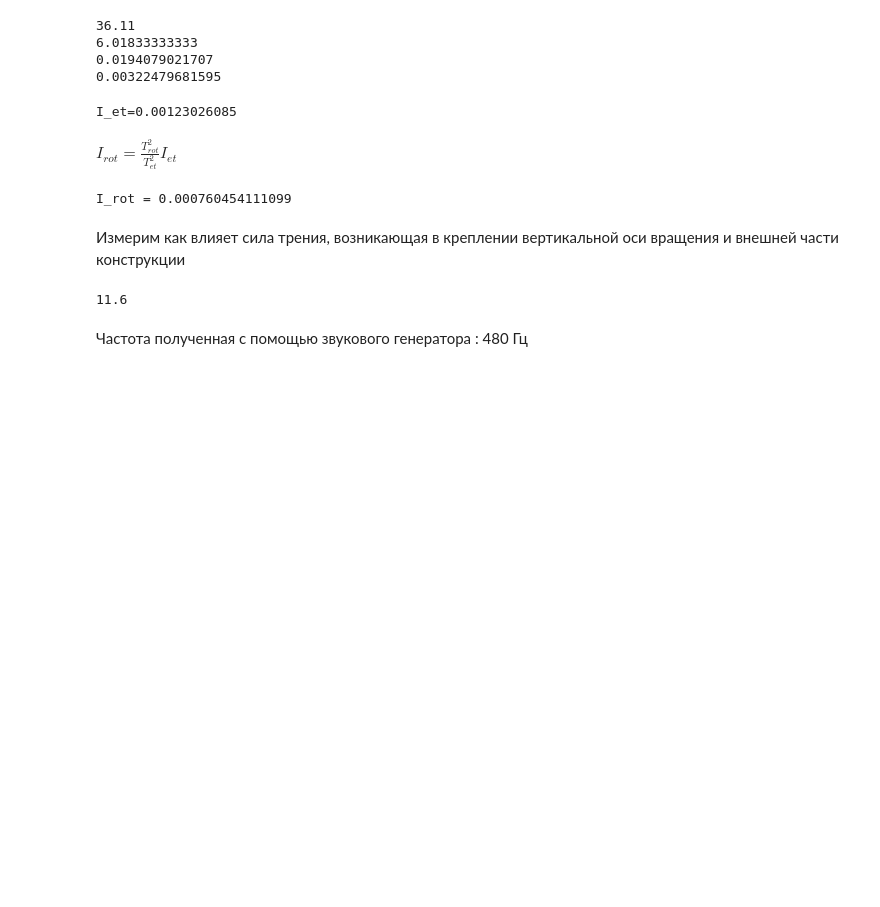
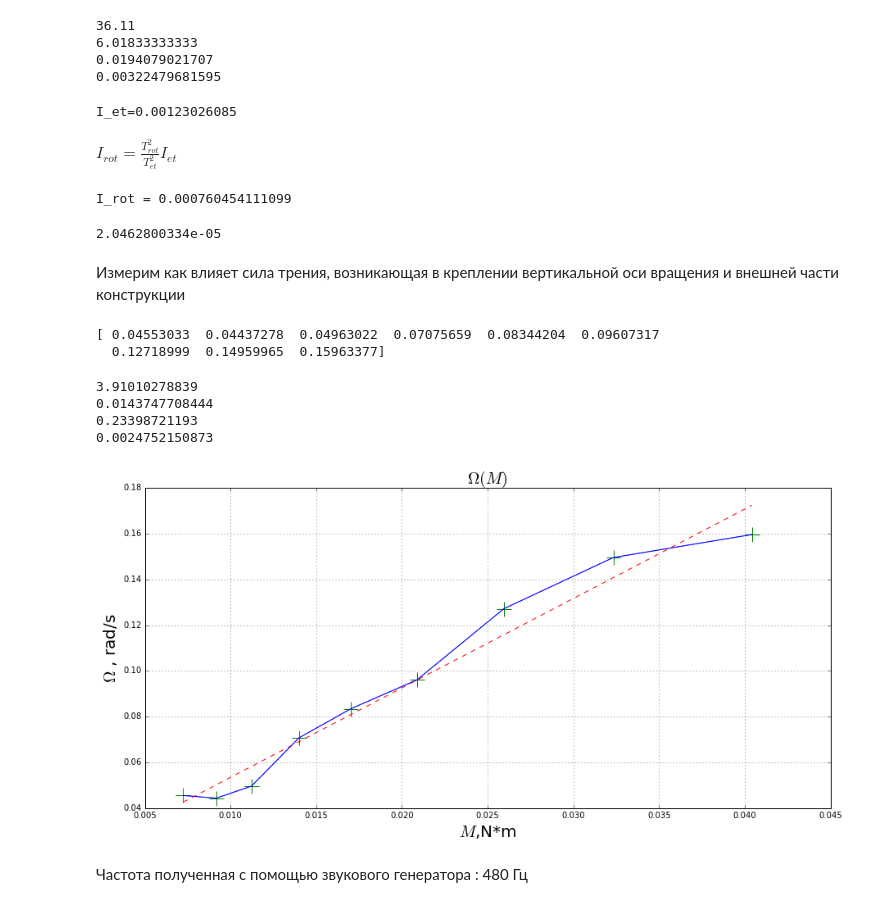
Before and after one commit to ale3otik/Physic_labs2016, a Jupyter notebook: Laba6/gyroscope.ipynb, the cells around one changed output. Saved outputs shown, nothing was run; the diff lists cells and outputs as text; code cells hidden in the pictures; blank space fills up the shorter version.

```diff
--- a/Laba6/gyroscope.ipynb
+++ b/Laba6/gyroscope.ipynb
@@ -52,16 +60,80 @@ I_rot = T_rot_mid ** 2 / T_et_mid ** 2 * I_et
 print('I_rot = ' + str(I_rot))
 # %% [output]
 I_rot = 0.000760454111099
+# %%
+sigm_i = I_rot * ((sigm_m/m_et)**2 + 4*(sigm_d/d_et)**2 + 4 * (sigm_et/T_et_mid)**2 + (sigm_rot/T_rot_mid)**2)**0.5
+print(sigm_i)
+# %% [output]
+2.0462800334e-05
 # %% [markdown]
 Измерим как влияет сила трения, возникающая в креплении вертикальной оси вращения и внешней части конструкции
 # %%
-t_tr = [2.30, 2.36, 2.11, 1.48, 2.51, 2.18, 2.47, 2.10 ,3.28] #min
-n_tr = [1,1,1,1,2,2,3,3,4] # количество оборотов
+t_tr = np.array([2.30, 2.36, 2.11, 1.48, 2.51, 2.18, 2.47, 2.10 ,3.28]) #min
+n_tr = [1,1,1,1,2,2,3,3,5] # количество оборотов
 m_g = [60,76,93,116,141,173,215,268,335] # g
 dh = [3.9, 2.6, 2.0, 1.7, 3.1, 2.2, 2.5, 2.1, 1.3] #cm
-R = 18.6 #cmрадус для измерения угла
-r = 12.3 #плечо силы
+R = 18.6 * 1e-3 #cmрадус для измерения угла
+r = 12.3 * 1e-3 #плечо силы
-# %% [output]
-11.6
+# %%
+ts = 60 * t_tr
+Y = np.zeros(len(t_tr))
+for i in range(len(t_tr)) :
+    Y[i] = 2 * math.pi * n_tr[i]/ ts[i]
+mkg = 1e-3 * np.array(m_g) * 9.81 * r
+print(Y)
+# %% [output]
+[ 0.04553033  0.04437278  0.04963022  0.07075659  0.08344204  0.09607317
+  0.12718999  0.14959965  0.15963377]
+# %%
+X = mkg
+th = np.polyfit(X,Y,1)
+k = th[0]
+b = th[1]
+
+print(k)
+print(b)
+
+sk = 1/(len(X)**0.5) * ((np.mean(Y**2) -  np.mean(Y)**2)/(np.mean(X**2) -  np.mean(X)**2) - k**2) **0.5
+sb = sk * ((np.mean(X**2) -  np.mean(X)**2))**0.5
+print(sk)
+print(sb)
+
+OY = [k * x + b for x in X]
+
+# DY = [[ y - 129.4 , y + 129.4] for y in Y]
+# plt.figure(figsize=(15,7))
+# plt.grid(True)
+# plt.title('$u^2(F)$')
+# plt.xlabel(r'$F$,H')
+# plt.ylabel(r'$u^2$ ,$ (m/s)^2$')
+# # plt.scatter(X, Y, s=129.4 ,marker='+', color='g')
+# plt.plot(X,OY,'--r')
+# plt.plot(X,Y,'-b' , alpha=0.5)
+# for i in range(len(Y)) :
+#     plt.plot([X[i],X[i]], DY[i], color='g')
+# plt.xlim([5,25])
+# plt.ylim([7000,45000])
+# plt.savefig('u2.png')
+# plt.show()
+# %% [output]
+3.91010278839
+0.0143747708444
+0.23398721193
+0.0024752150873
+# %%
+plt.figure(figsize=(15,7))
+plt.grid(True)
+plt.ylim([0.04,0.18])
+plt.plot(mkg, Y)
+plt.plot(X,OY,'--r')
+plt.scatter(X, Y, s=300 ,marker='+', color='g')
+plt.plot(X,Y,'-b' , alpha=0.5)
+plt.title(r'$\Omega(M)$',size=20)
+plt.xlabel(r'$M$,N*m',size=20)
+plt.ylabel(r'$\Omega$ , rad/s' , size=20)
+plt.savefig('graph.png')
+plt.show()
+# %% [output]
+[figure, added]
 # %% [markdown]
 Частота полученная с помощью звукового генератора : 480 Гц
```
Also changed, not shown: parts of 3 cells of this notebook, 15 other files.
